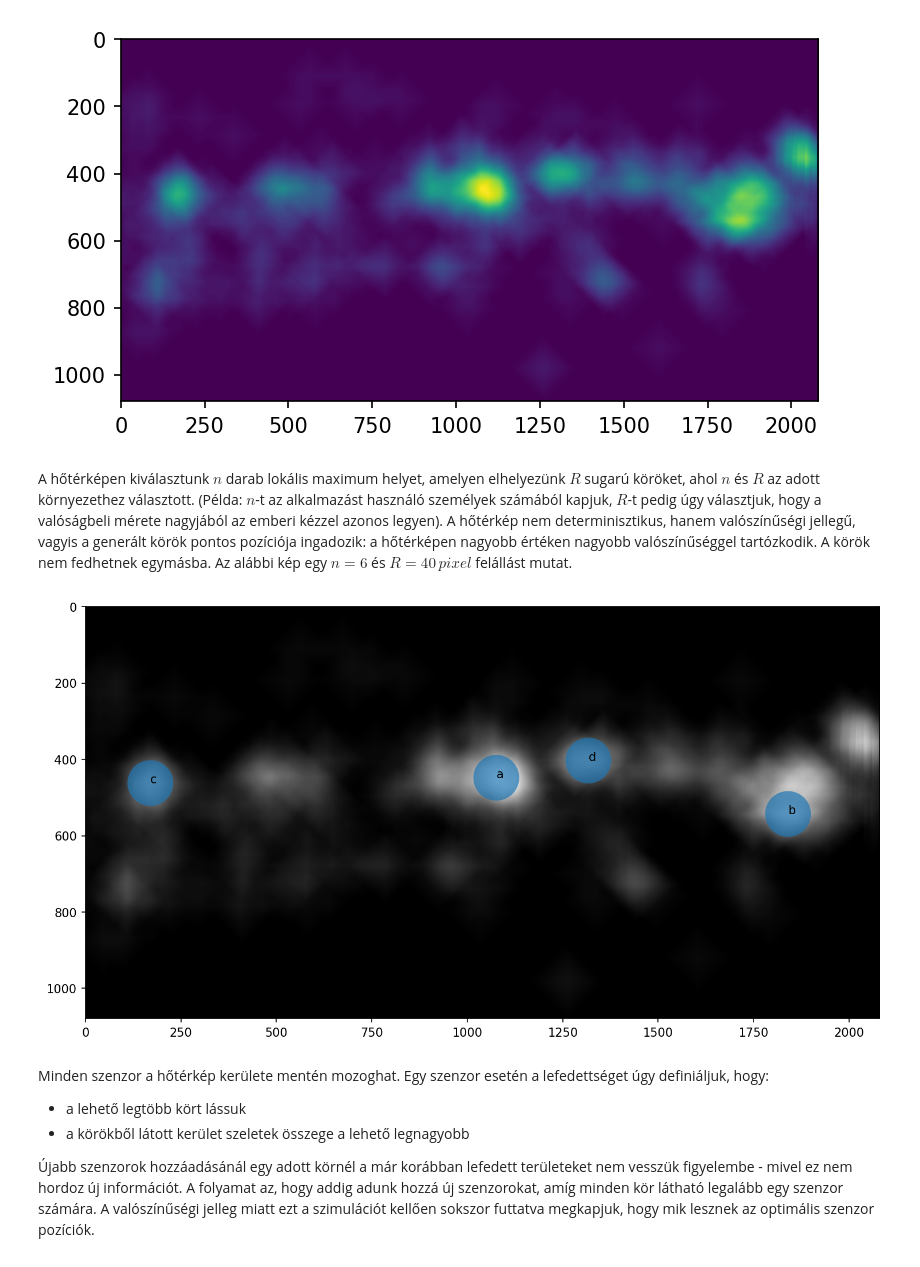
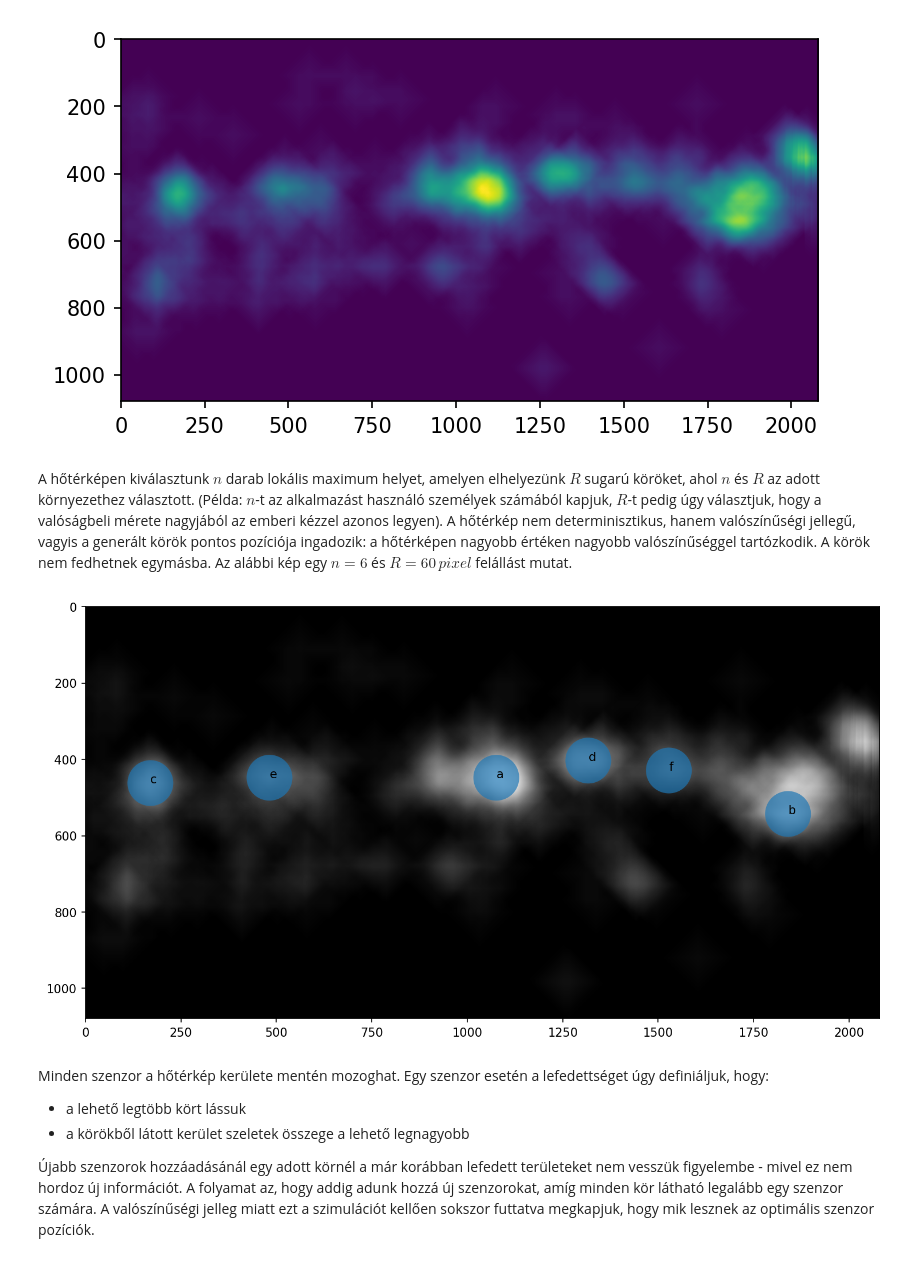
Before and after one commit to Ptrskay3/place_me, a Jupyter notebook: example.ipynb, the cells around one changed output. Cells and saved outputs as stored; diff of their text form; code cells hidden in the pictures.

```diff
--- a/example.ipynb
+++ b/example.ipynb
@@ -26,10 +26,10 @@ plt.imshow(data);
 # %% [output]
 [figure]
 # %% [markdown]
-A hőtérképen kiválasztunk $n$ darab lokális maximum helyet, amelyen elhelyezünk $R$ sugarú köröket, ahol $n$ és $R$ az adott környezethez választott. (Példa: $n$-t az alkalmazást használó személyek számából kapjuk, $R$-t pedig úgy választjuk, hogy a valóságbeli mérete nagyjából az emberi kézzel azonos legyen). A hőtérkép nem determinisztikus, hanem valószínűségi jellegű, vagyis a generált körök pontos pozíciója ingadozik: a hőtérképen nagyobb értéken nagyobb valószínűséggel tartózkodik. A körök nem fedhetnek egymásba. Az alábbi kép egy $n = 6$ és $R = 40\,pixel$ felállást mutat.
+A hőtérképen kiválasztunk $n$ darab lokális maximum helyet, amelyen elhelyezünk $R$ sugarú köröket, ahol $n$ és $R$ az adott környezethez választott. (Példa: $n$-t az alkalmazást használó személyek számából kapjuk, $R$-t pedig úgy választjuk, hogy a valóságbeli mérete nagyjából az emberi kézzel azonos legyen). A hőtérkép nem determinisztikus, hanem valószínűségi jellegű, vagyis a generált körök pontos pozíciója ingadozik: a hőtérképen nagyobb értéken nagyobb valószínűséggel tartózkodik. A körök nem fedhetnek egymásba. Az alábbi kép egy $n = 6$ és $R = 60\,pixel$ felállást mutat.
 # %%
 CIRCLE_RADIUS = 60
-NUM_PEAKS = 4
+NUM_PEAKS = 6
 
 image_max = ndi.maximum_filter(data, size=20, mode='constant')
 
@@ -45,7 +45,8 @@ def plot_from_optimal_coords(data, peaks, arr=None, covs=None, segments=None):
     ax.autoscale(False)
 
     if segments is not None:
-        ax.plot(segments[::2], segments[1::2], color="cyan")
+        for segment_bundle in segments:
+            ax.plot(segment_bundle[::2], segment_bundle[1::2], color="cyan")
 
 
     if arr is not None:
@@ -55,34 +56,34 @@ def plot_from_optimal_coords(data, peaks, arr=None, covs=None, segments=None):
 
     for i, (y, x) in enumerate(peaks):
         ax.text(x, y, LETTERS[i])
         circ = Circle((x, y), CIRCLE_RADIUS, alpha=0.7)
         ax.add_patch(circ)
 
     if covs is not None:
         for (k, sensor) in enumerate(covs):
             for (letter, data) in sensor.items():
                 y, x = pairs[letter]
                 for j in range(0, len(data) - 1, 2):
                     arc =  Arc((x, y),
                                CIRCLE_RADIUS * 2 + k * 15,
                                CIRCLE_RADIUS * 2 + k * 15,
                                0,
                                np.rad2deg(data[j]),
                                np.rad2deg(data[j + 1]),
                                color=colors[k],
                                alpha=1,
                                lw=2 + k
                               )
                     ax.add_patch(arc)
 
 
     fig.tight_layout()
 
     plt.show()
 
 plot_from_optimal_coords(data, peaks)
 # %% [output]
-[figure, old version]
+[figure, new version]
 # %% [markdown]
 Minden szenzor a hőtérkép kerülete mentén mozoghat. Egy szenzor esetén a lefedettséget úgy definiáljuk, hogy:
   - a lehető legtöbb kört lássuk
```
Also changed, not shown: parts of 16 cells of this notebook, 3 other files.
